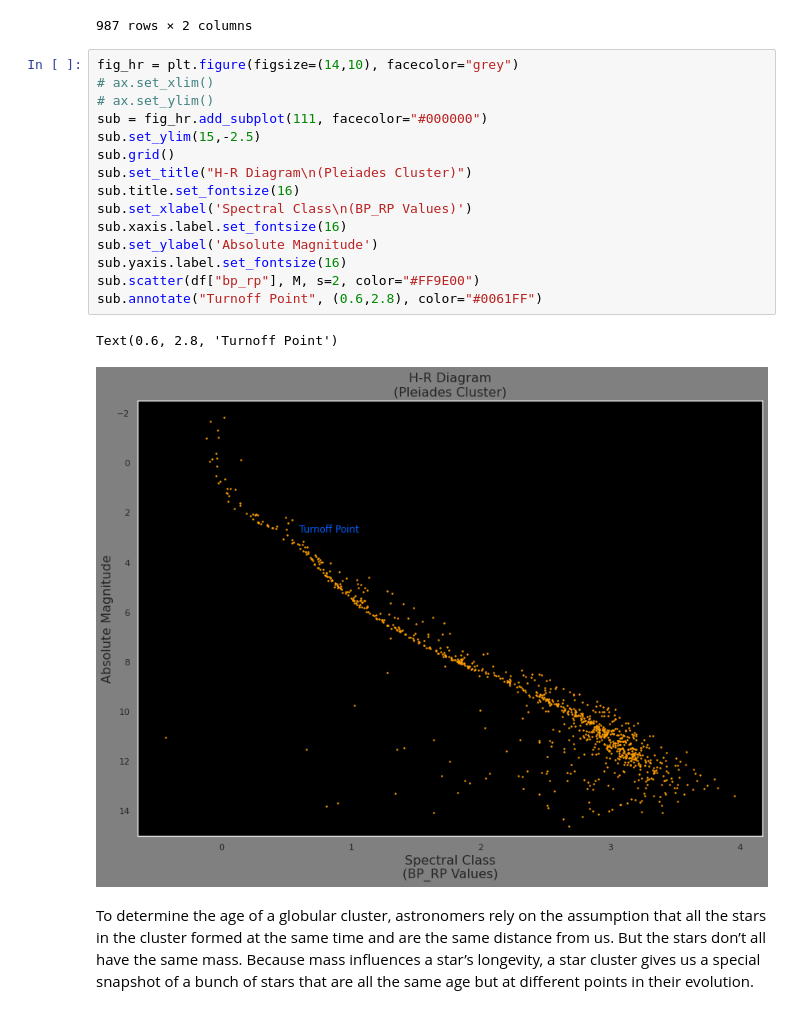
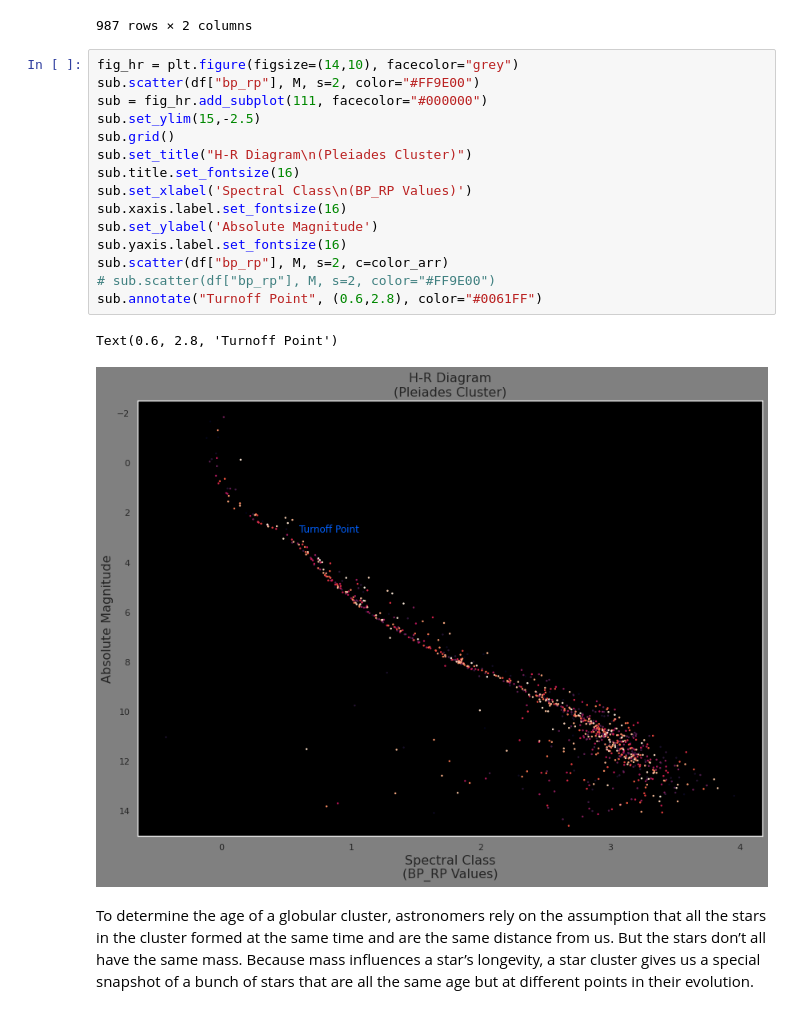
Before and after one commit to ba-13/ComputationalAstrophysics, a Jupyter notebook: Final-Project/FInal_Project.ipynb, the cells around one changed output. Drawn from its saved outputs; the diff is of its cells as text.

```diff
--- a/Final-Project/FInal_Project.ipynb
+++ b/Final-Project/FInal_Project.ipynb
@@ -282,22 +287,22 @@ df_hr
 987 rows × 2 columns
 # %%
 fig_hr = plt.figure(figsize=(14,10), facecolor="grey")
-# ax.set_xlim()
-# ax.set_ylim()
+sub.scatter(df["bp_rp"], M, s=2, color="#FF9E00")
 sub = fig_hr.add_subplot(111, facecolor="#000000")
 sub.set_ylim(15,-2.5)
 sub.grid()
 sub.set_title("H-R Diagram\n(Pleiades Cluster)")
 sub.title.set_fontsize(16)
 sub.set_xlabel('Spectral Class\n(BP_RP Values)')
 sub.xaxis.label.set_fontsize(16)
 sub.set_ylabel('Absolute Magnitude')
 sub.yaxis.label.set_fontsize(16)
-sub.scatter(df["bp_rp"], M, s=2, color="#FF9E00")
+sub.scatter(df["bp_rp"], M, s=2, c=color_arr)
+# sub.scatter(df["bp_rp"], M, s=2, color="#FF9E00")
 sub.annotate("Turnoff Point", (0.6,2.8), color="#0061FF")
 # %% [output]
 Text(0.6, 2.8, 'Turnoff Point')
-[figure, old version]
+[figure, new version]
 # %% [markdown]
 To determine the age of a globular cluster, astronomers rely on the assumption that all the stars in the cluster formed at the same time and are the same distance from us. But the stars don’t all have the same mass. Because mass influences a star’s longevity, a star cluster gives us a special snapshot of a bunch of stars that are all the same age but at different points in their evolution.
 # %% [markdown]
```
Also changed, not shown: parts of 12 cells of this notebook.
